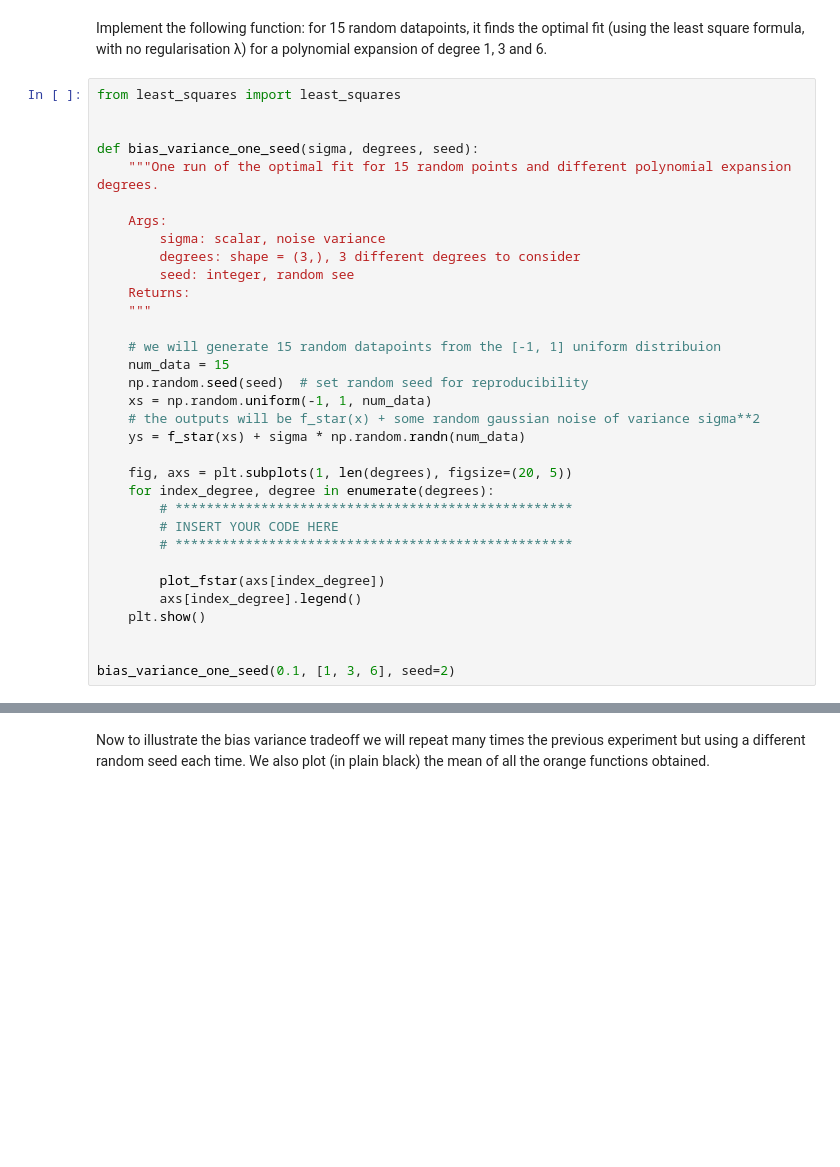
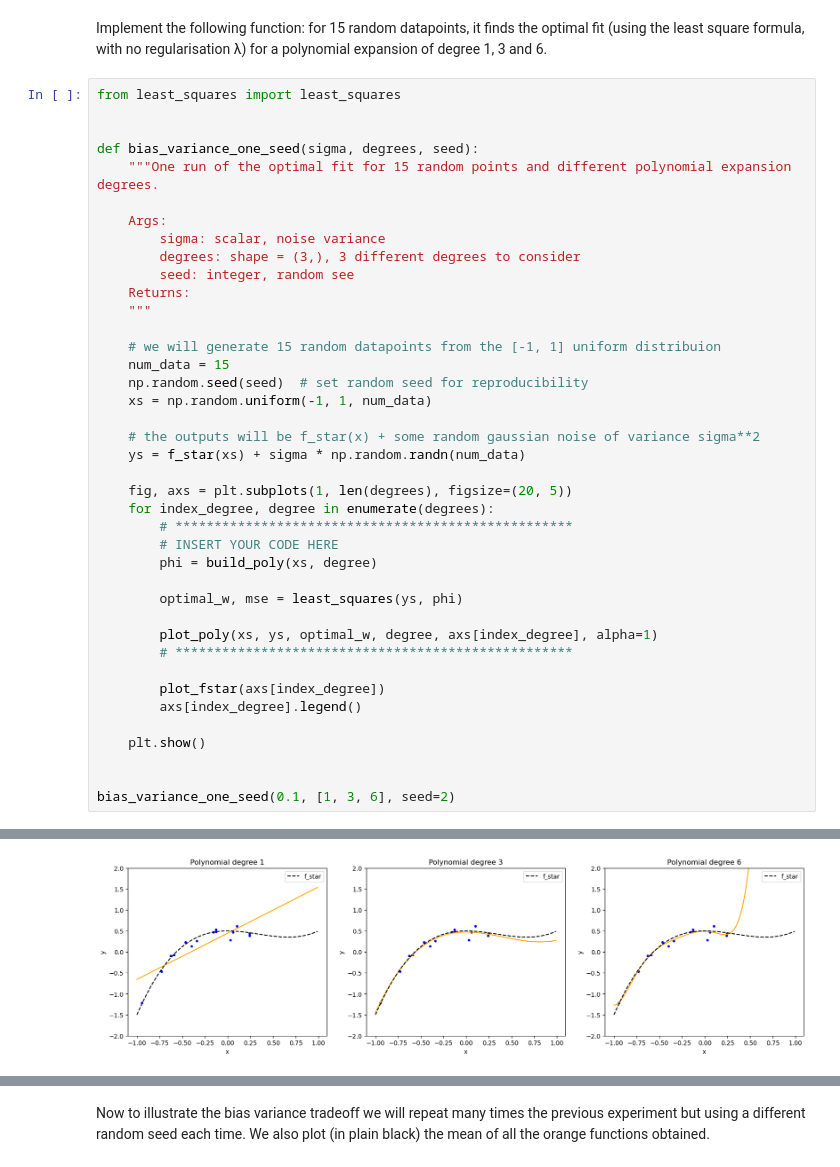
Before and after one commit to epfml/ML_course, a Jupyter notebook: labs/ex04/template/ex04.ipynb, the cells around one changed output, grey strips where cells are left out. Saved outputs shown, nothing was run; the diff lists cells and outputs as text; blank space fills up the shorter version.

```diff
--- a/labs/ex04/template/ex04.ipynb
+++ b/labs/ex04/template/ex04.ipynb
@@ -235,6 +370,7 @@ def bias_variance_one_seed(sigma, degrees, seed):
     num_data = 15
     np.random.seed(seed)  # set random seed for reproducibility
     xs = np.random.uniform(-1, 1, num_data)
+
     # the outputs will be f_star(x) + some random gaussian noise of variance sigma**2
     ys = f_star(xs) + sigma * np.random.randn(num_data)
 
@@ -242,11 +378,18 @@ def bias_variance_one_seed(sigma, degrees, seed):
     for index_degree, degree in enumerate(degrees):
         # ***************************************************
         # INSERT YOUR CODE HERE
+        phi = build_poly(xs, degree)
+
+        optimal_w, mse = least_squares(ys, phi)
+
+        plot_poly(xs, ys, optimal_w, degree, axs[index_degree], alpha=1)
         # ***************************************************
 
         plot_fstar(axs[index_degree])
         axs[index_degree].legend()
+
     plt.show()
 
 
 bias_variance_one_seed(0.1, [1, 3, 6], seed=2)
+# %% [output]
@@ -253,3 +399,4 @@ bias_variance_one_seed(0.1, [1, 3, 6], seed=2)
+[figure, added]
 # %% [markdown]
 Your output should ressemble (for seed = 2) to this:
 ![alt text](bias_variance_one_run.png)
```
Also changed, not shown: parts of 12 cells of this notebook, 10 other files.
